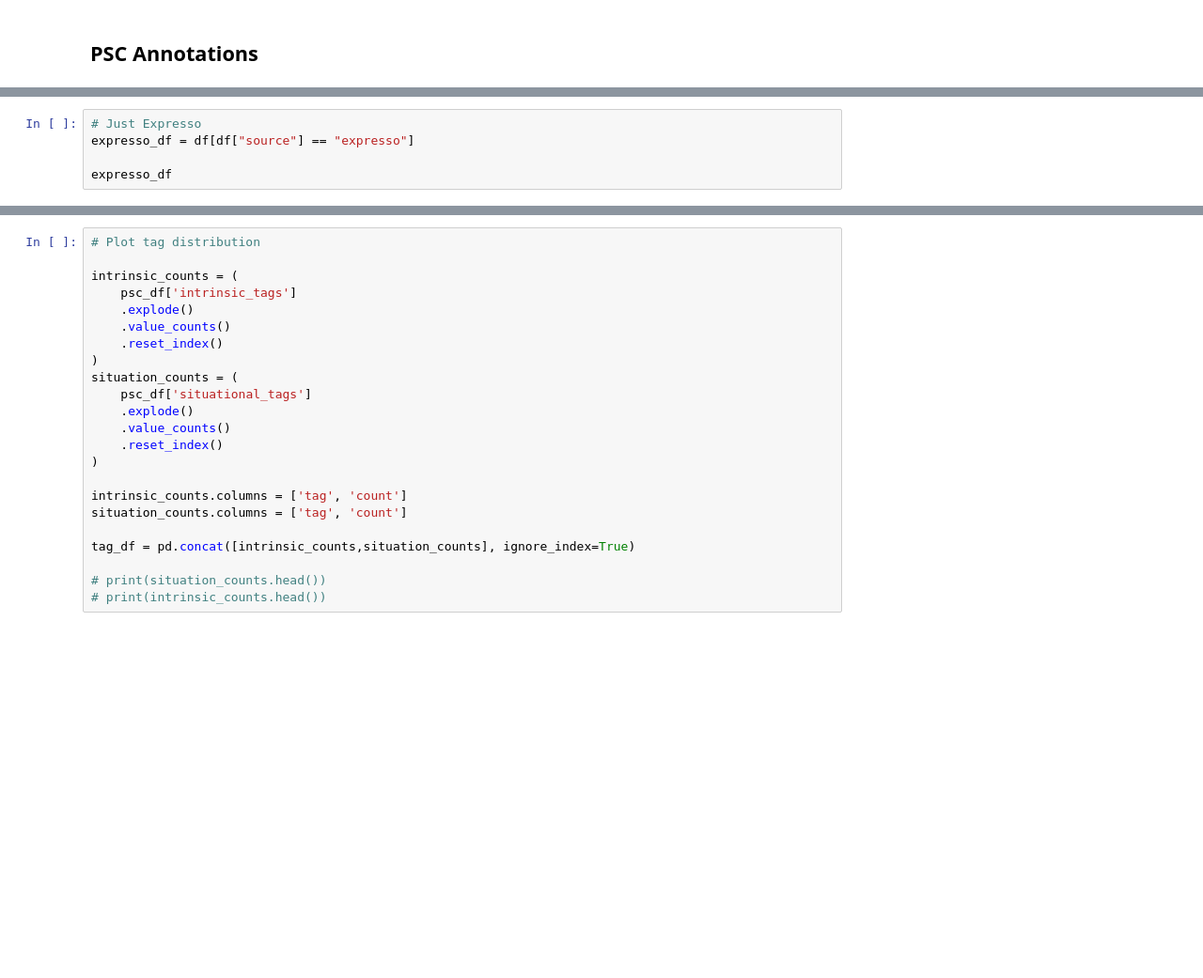
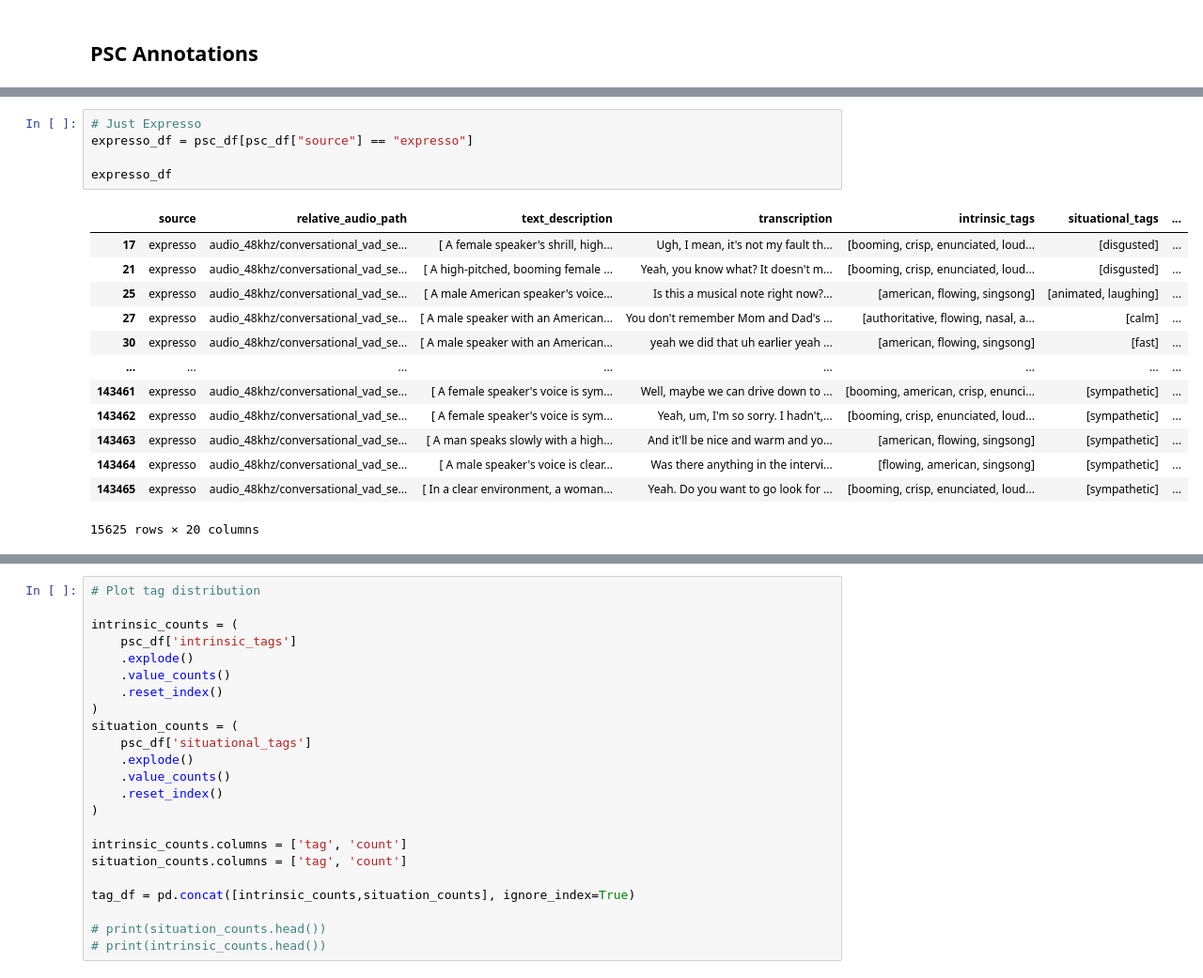
Before and after one commit to JackMclaughlin424/ms-capstone-TTS-natlang-styleprompts, a Jupyter notebook: src/eda/distribution_analysis.ipynb, the cells around one changed output, grey strips where cells are left out. Shown at 94% size. Saved outputs shown, nothing was run; the diff lists cells and outputs as text; blank space fills up the shorter version.

```diff
--- a/src/eda/distribution_analysis.ipynb
+++ b/src/eda/distribution_analysis.ipynb
@@ -146,5 +150,19 @@ ears_df
 # %%
 # Just Expresso
-expresso_df = df[df["source"] == "expresso"]
+expresso_df = psc_df[psc_df["source"] == "expresso"]
 
 expresso_df
+# %% [output]
+|  | source | relative_audio_path | text_description | transcription | intrinsic_tags | situational_tags | ... |
+| 17 | expresso | audio_48khz/conversational_vad_se... | [ A female speaker's shrill, high... | Ugh, I mean, it's not my fault th... | [booming, crisp, enunciated, loud... | [disgusted] | ... |
+| 21 | expresso | audio_48khz/conversational_vad_se... | [ A high-pitched, booming female ... | Yeah, you know what? It doesn't m... | [booming, crisp, enunciated, loud... | [disgusted] | ... |
+| 25 | expresso | audio_48khz/conversational_vad_se... | [ A male American speaker's voice... | Is this a musical note right now?... | [american, flowing, singsong] | [animated, laughing] | ... |
+| 27 | expresso | audio_48khz/conversational_vad_se... | [ A male speaker with an American... | You don't remember Mom and Dad's ... | [authoritative, flowing, nasal, a... | [calm] | ... |
+| 30 | expresso | audio_48khz/conversational_vad_se... | [ A male speaker with an American... | yeah we did that uh earlier yeah ... | [american, flowing, singsong] | [fast] | ... |
+| ... | ... | ... | ... | ... | ... | ... | ... |
+| 143461 | expresso | audio_48khz/conversational_vad_se... | [ A female speaker's voice is sym... | Well, maybe we can drive down to ... | [booming, american, crisp, enunci... | [sympathetic] | ... |
+| 143462 | expresso | audio_48khz/conversational_vad_se... | [ A female speaker's voice is sym... | Yeah, um, I'm so sorry. I hadn't,... | [booming, crisp, enunciated, loud... | [sympathetic] | ... |
+| 143463 | expresso | audio_48khz/conversational_vad_se... | [ A man speaks slowly with a high... | And it'll be nice and warm and yo... | [american, flowing, singsong] | [sympathetic] | ... |
+| 143464 | expresso | audio_48khz/conversational_vad_se... | [ A male speaker's voice is clear... | Was there anything in the intervi... | [flowing, american, singsong] | [sympathetic] | ... |
+| 143465 | expresso | audio_48khz/conversational_vad_se... | [ In a clear environment, a woman... | Yeah. Do you want to go look for ... | [booming, crisp, enunciated, loud... | [sympathetic] | ... |
+15625 rows × 20 columns
```
Also changed, not shown: parts of 10 cells of this notebook, 2 other files.
